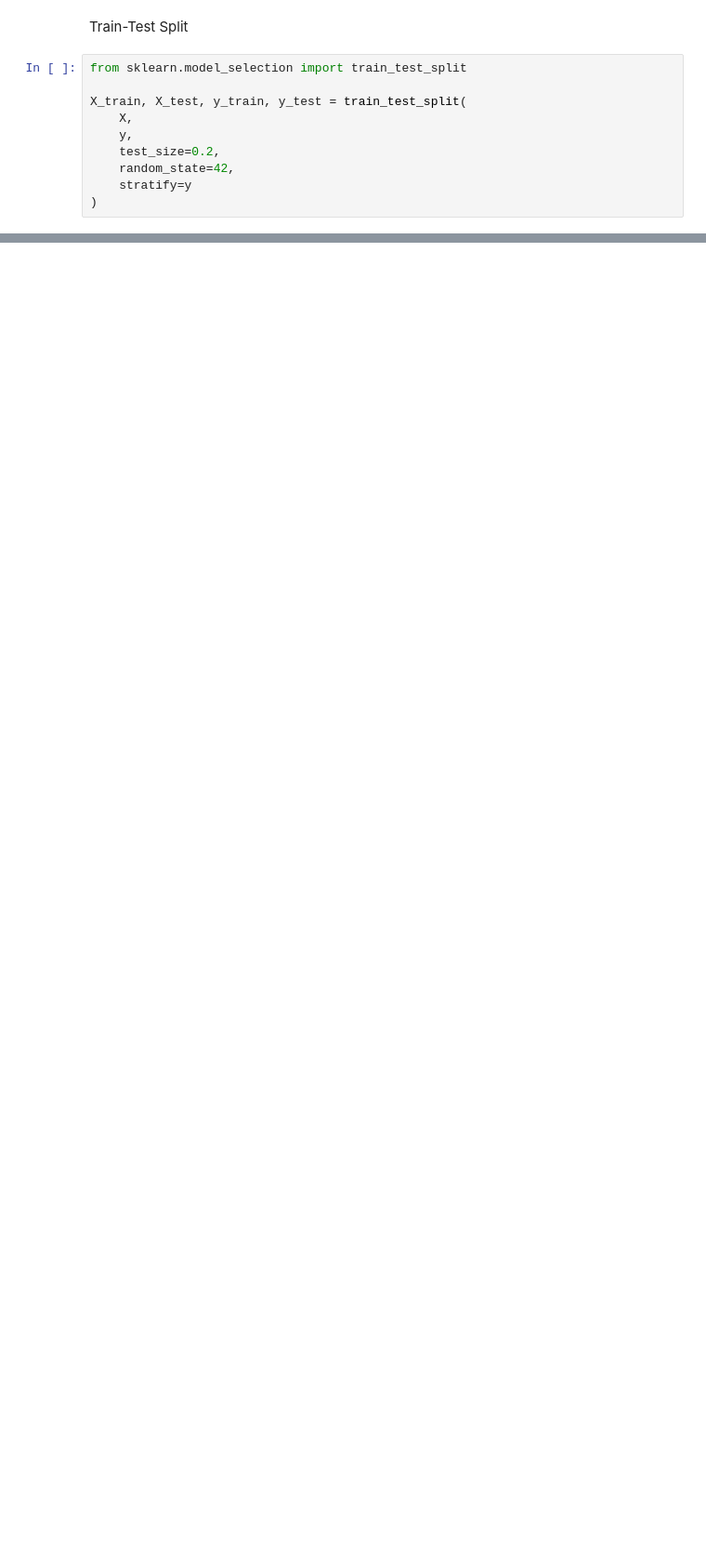
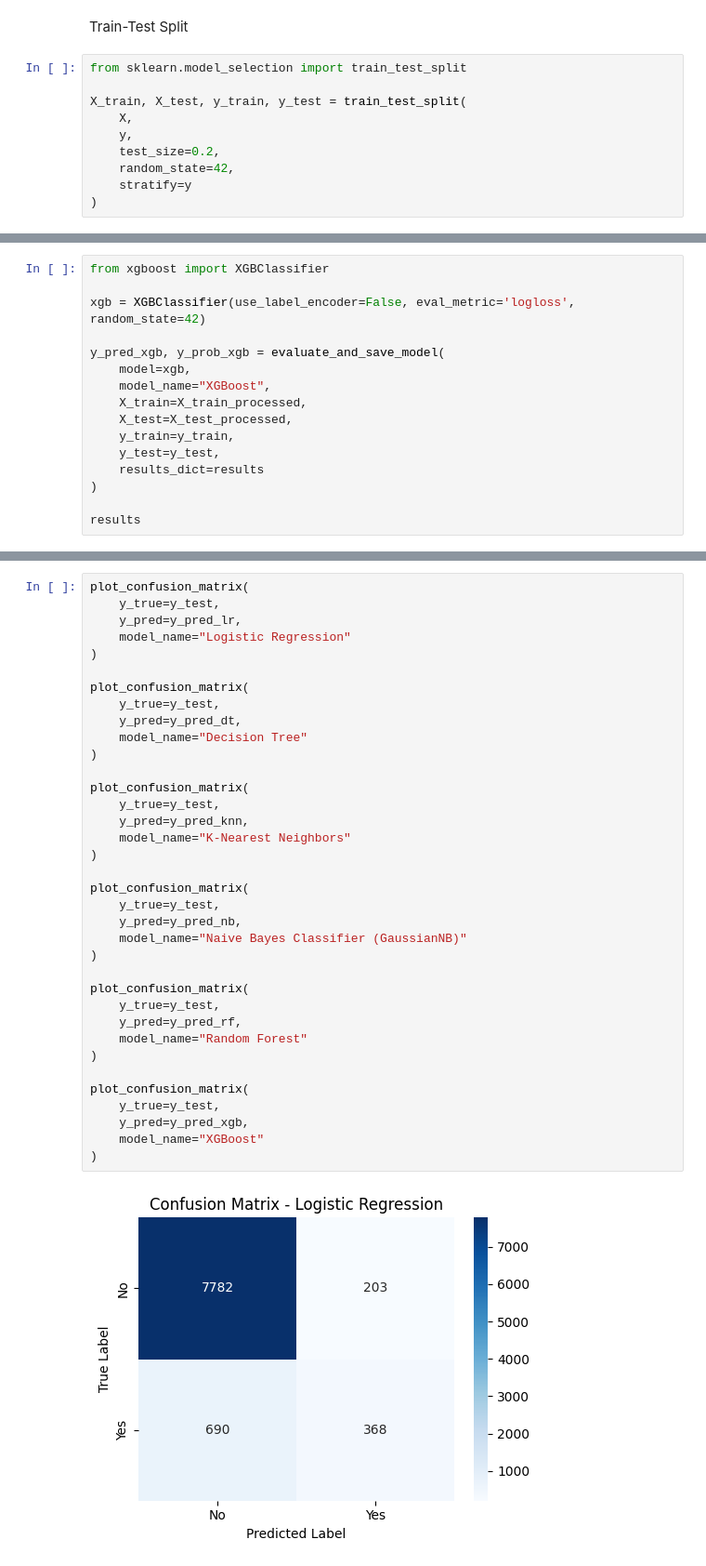
Before and after one commit to AplicanU/ml_assignment_2, a Jupyter notebook: models_training.ipynb, the cells around one changed output, grey strips where cells are left out. Shown at 93% size. Drawn from its saved outputs; the diff is of its cells as text; blank space fills up the shorter version.

Commit message:
Added model training notebook and model pickle files

```diff
--- a/models_training.ipynb
+++ b/models_training.ipynb
@@ -131,0 +427,16 @@ X_train, X_test, y_train, y_test = train_test_split(
+# %%
+from xgboost import XGBClassifier
+
+xgb = XGBClassifier(use_label_encoder=False, eval_metric='logloss', random_state=42)
+
+y_pred_xgb, y_prob_xgb = evaluate_and_save_model(
+    model=xgb,
+    model_name="XGBoost",
+    X_train=X_train_processed,
+    X_test=X_test_processed,
+    y_train=y_train,
+    y_test=y_test,
+    results_dict=results
+)
+
+results
@@ -131,0 +521,38 @@ X_train, X_test, y_train, y_test = train_test_split(
+# %%
+plot_confusion_matrix(
+    y_true=y_test,
+    y_pred=y_pred_lr,
+    model_name="Logistic Regression"
+)
+
+plot_confusion_matrix(
+    y_true=y_test,
+    y_pred=y_pred_dt,
+    model_name="Decision Tree"
+)
+
+plot_confusion_matrix(
+    y_true=y_test,
+    y_pred=y_pred_knn,
+    model_name="K-Nearest Neighbors"
+)
+
+plot_confusion_matrix(
+    y_true=y_test,
+    y_pred=y_pred_nb,
+    model_name="Naive Bayes Classifier (GaussianNB)"
+)
+
+plot_confusion_matrix(
+    y_true=y_test,
+    y_pred=y_pred_rf,
+    model_name="Random Forest"
+)
+
+plot_confusion_matrix(
+    y_true=y_test,
+    y_pred=y_pred_xgb,
+    model_name="XGBoost"
+)
+# %% [output]
+[figure, added]
```
Also changed, not shown: parts of 22 cells of this notebook, 9 other files.
